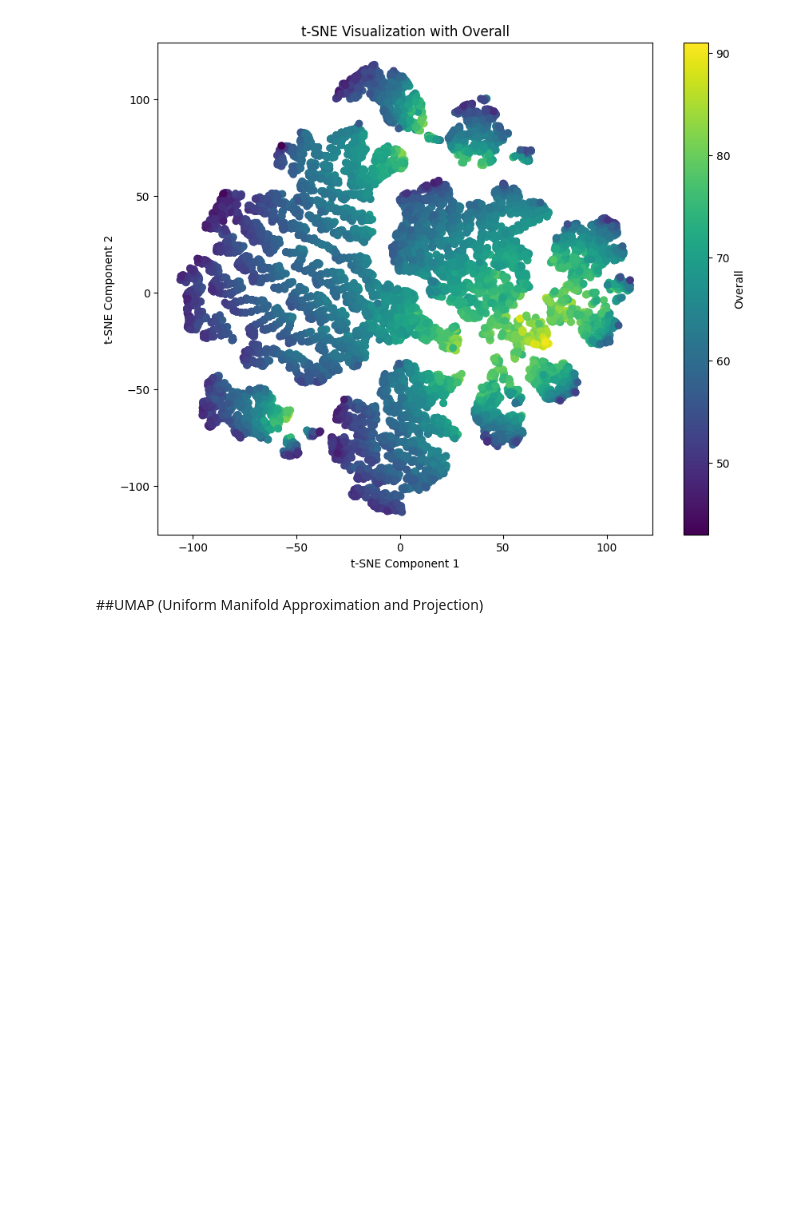
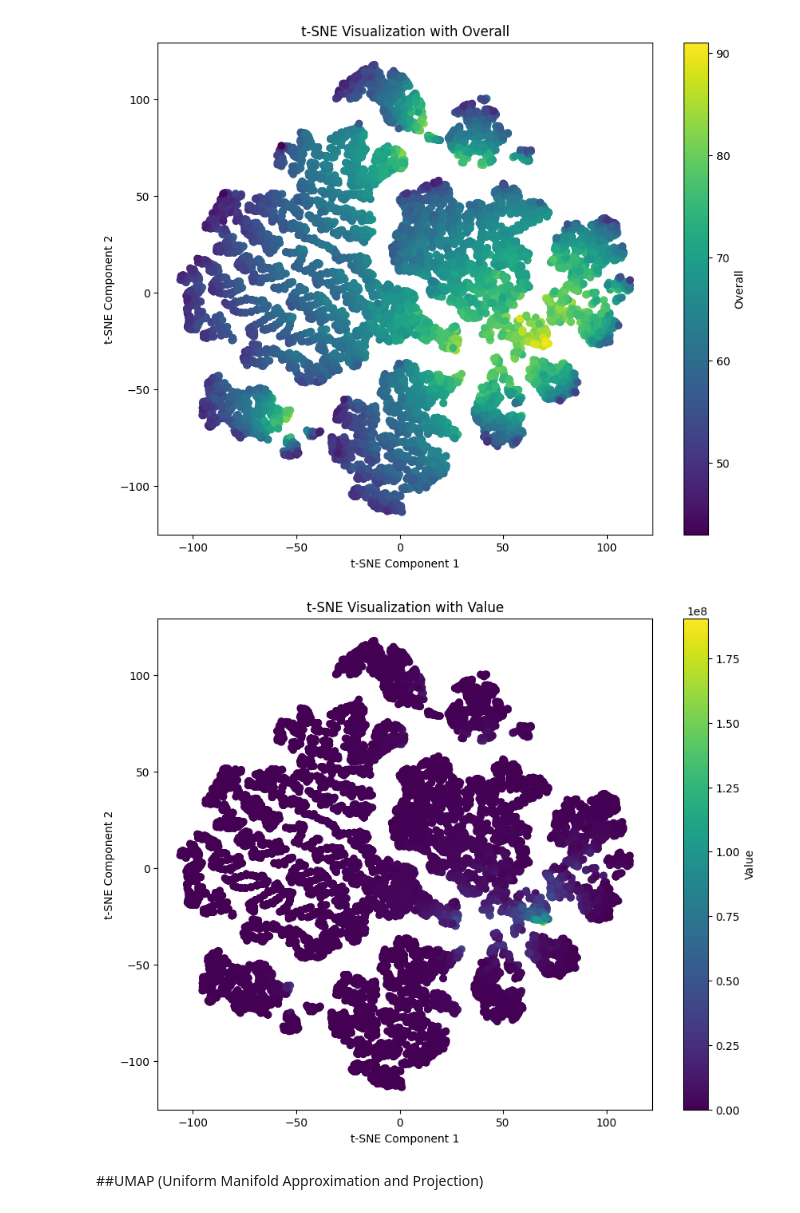
Before and after one commit to jmparradov/Machine-Learning-II---Talleres, a Jupyter notebook: Taller_2_Machine_Learning_2.ipynb, the cells around one changed output. Cells and saved outputs as stored; diff of their text form; code cells hidden in the pictures; blank space fills up the shorter version.

```diff
--- a/Taller_2_Machine_Learning_2.ipynb
+++ b/Taller_2_Machine_Learning_2.ipynb
@@ -305,20 +307,22 @@ tsne_results = tsne.fit_transform(x)
 
 # Create a DataFrame for the t-SNE results
 tsne_df = pd.DataFrame(data=tsne_results, columns=['tsne_component_1', 'tsne_component_2'])
-
-# Add the 'Overall' column back to the tsne_df for coloring
-tsne_df['Overall'] = df['Overall']
-
-# Scatter plot with color based on 'Overall' column
-plt.figure(figsize=(10, 8))
-plt.scatter(tsne_df['tsne_component_1'], tsne_df['tsne_component_2'], c=tsne_df['Overall'], cmap='viridis')
-plt.xlabel('t-SNE Component 1')
-plt.ylabel('t-SNE Component 2')
-plt.title('t-SNE Visualization with Overall')
-plt.colorbar(label='Overall')
-plt.show()
 # %% [output]
 [figure]
+# %%
+# Add the 'Overall' column back to the tsne_df for coloring
+tsne_df['Value'] = df['Value']
+
+# Scatter plot with color based on 'Overall' column
+plt.figure(figsize=(10, 8))
+plt.scatter(tsne_df['tsne_component_1'], tsne_df['tsne_component_2'], c=tsne_df['Value'], cmap='viridis')
+plt.xlabel('t-SNE Component 1')
+plt.ylabel('t-SNE Component 2')
+plt.title('t-SNE Visualization with Value')
+plt.colorbar(label='Value')
+plt.show()
+# %% [output]
+[figure, added]
 # %% [markdown]
 
 ##UMAP (Uniform Manifold Approximation and Projection)
```
Also changed, not shown: parts of 5 cells of this notebook.
